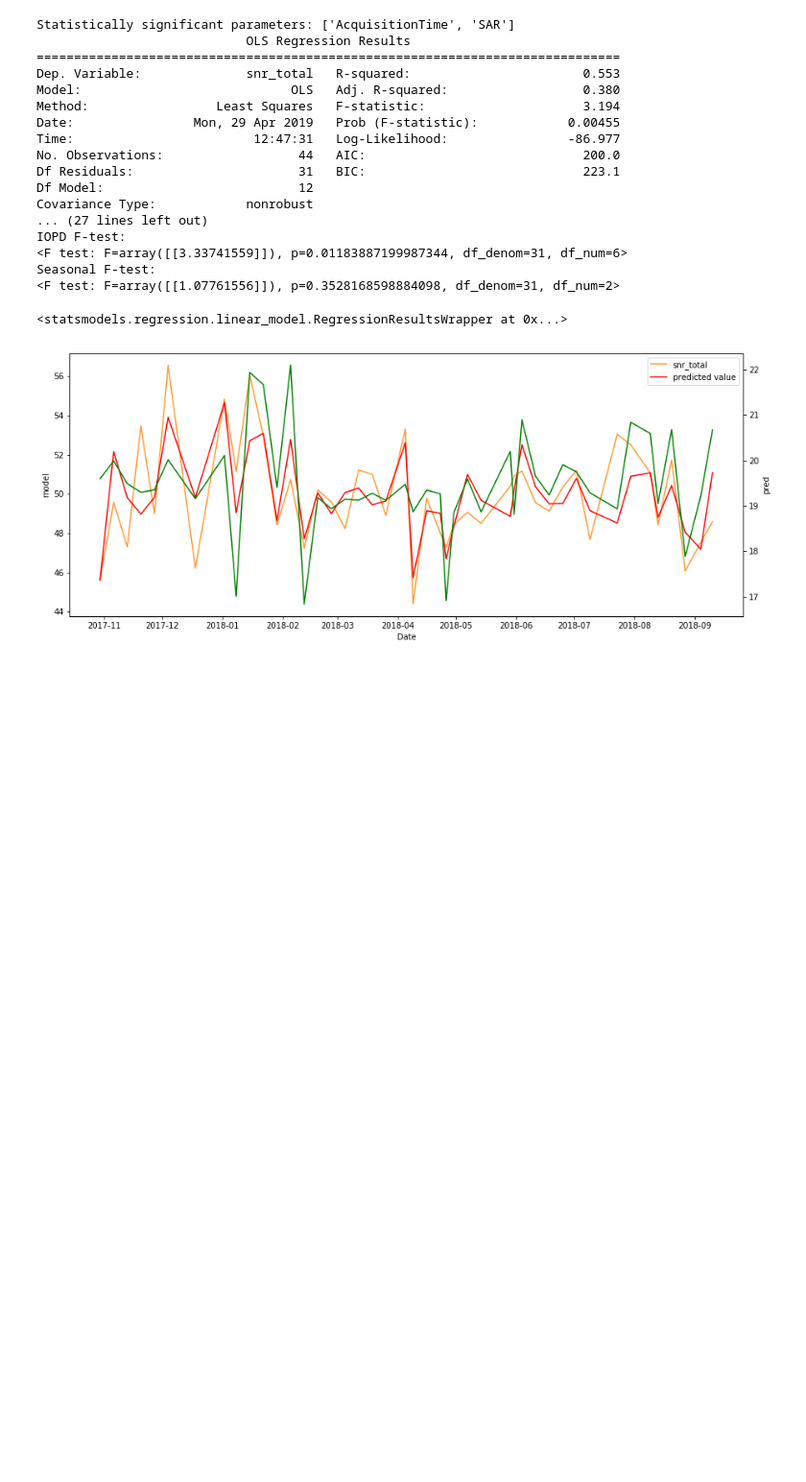
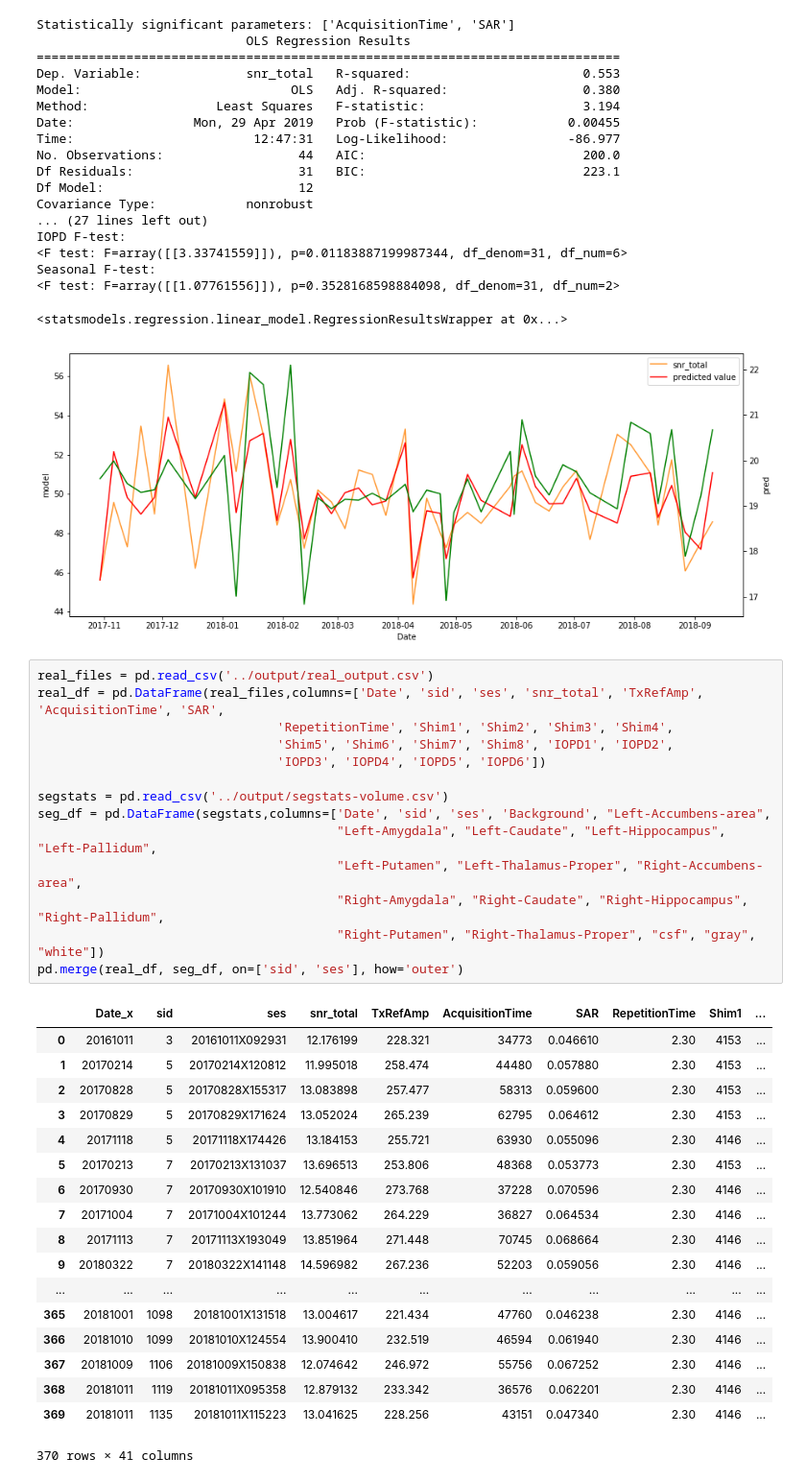
Before and after one commit to proj-nuisance/nuisance, a Jupyter notebook: ipy/nuisance.ipynb, the cells around one changed output. Shown at 96% size. Cells and saved outputs as stored; diff of their text form; blank space fills up the shorter version.

```diff
--- a/ipy/nuisance.ipynb
+++ b/ipy/nuisance.ipynb
@@ -305,3 +324,36 @@ Seasonal F-test:
 <F test: F=array([[1.07761556]]), p=0.3528168598884098, df_denom=31, df_num=2>
 <statsmodels.regression.linear_model.RegressionResultsWrapper at 0x...>
 [figure]
+# %%
+real_files = pd.read_csv('../output/real_output.csv')
+real_df = pd.DataFrame(real_files,columns=['Date', 'sid', 'ses', 'snr_total', 'TxRefAmp', 'AcquisitionTime', 'SAR',
+                                'RepetitionTime', 'Shim1', 'Shim2', 'Shim3', 'Shim4',
+                                'Shim5', 'Shim6', 'Shim7', 'Shim8', 'IOPD1', 'IOPD2',
+                                'IOPD3', 'IOPD4', 'IOPD5', 'IOPD6'])
+
+segstats = pd.read_csv('../output/segstats-volume.csv')
+seg_df = pd.DataFrame(segstats,columns=['Date', 'sid', 'ses', 'Background', "Left-Accumbens-area",
+                                        "Left-Amygdala", "Left-Caudate", "Left-Hippocampus", "Left-Pallidum",
+                                        "Left-Putamen", "Left-Thalamus-Proper", "Right-Accumbens-area",
+                                        "Right-Amygdala", "Right-Caudate", "Right-Hippocampus", "Right-Pallidum",
+                                        "Right-Putamen", "Right-Thalamus-Proper", "csf", "gray", "white"])
+pd.merge(real_df, seg_df, on=['sid', 'ses'], how='outer')
+# %% [output]
+|  | Date_x | sid | ses | snr_total | TxRefAmp | AcquisitionTime | SAR | RepetitionTime | Shim1 | ... |
+| 0 | 20161011 | 3 | 20161011X092931 | 12.176199 | 228.321 | 34773 | 0.046610 | 2.30 | 4153 | ... |
+| 1 | 20170214 | 5 | 20170214X120812 | 11.995018 | 258.474 | 44480 | 0.057880 | 2.30 | 4153 | ... |
+| 2 | 20170828 | 5 | 20170828X155317 | 13.083898 | 257.477 | 58313 | 0.059600 | 2.30 | 4153 | ... |
+| 3 | 20170829 | 5 | 20170829X171624 | 13.052024 | 265.239 | 62795 | 0.064612 | 2.30 | 4153 | ... |
+| 4 | 20171118 | 5 | 20171118X174426 | 13.184153 | 255.721 | 63930 | 0.055096 | 2.30 | 4146 | ... |
+| 5 | 20170213 | 7 | 20170213X131037 | 13.696513 | 253.806 | 48368 | 0.053773 | 2.30 | 4153 | ... |
+| 6 | 20170930 | 7 | 20170930X101910 | 12.540846 | 273.768 | 37228 | 0.070596 | 2.30 | 4146 | ... |
+| 7 | 20171004 | 7 | 20171004X101244 | 13.773062 | 264.229 | 36827 | 0.064534 | 2.30 | 4146 | ... |
+| 8 | 20171113 | 7 | 20171113X193049 | 13.851964 | 271.448 | 70745 | 0.068664 | 2.30 | 4146 | ... |
+| 9 | 20180322 | 7 | 20180322X141148 | 14.596982 | 267.236 | 52203 | 0.059056 | 2.30 | 4146 | ... |
+| ... | ... | ... | ... | ... | ... | ... | ... | ... | ... | ... |
+| 365 | 20181001 | 1098 | 20181001X131518 | 13.004617 | 221.434 | 47760 | 0.046238 | 2.30 | 4146 | ... |
+| 366 | 20181010 | 1099 | 20181010X124554 | 13.900410 | 232.519 | 46594 | 0.061940 | 2.30 | 4146 | ... |
+| 367 | 20181009 | 1106 | 20181009X150838 | 12.074642 | 246.972 | 55756 | 0.067252 | 2.30 | 4146 | ... |
+| 368 | 20181011 | 1119 | 20181011X095358 | 12.879132 | 233.342 | 36576 | 0.062201 | 2.30 | 4146 | ... |
+| 369 | 20181011 | 1135 | 20181011X115223 | 13.041625 | 228.256 | 43151 | 0.047340 | 2.30 | 4146 | ... |
+370 rows × 41 columns
```
Also changed, not shown: parts of 1 cell of this notebook.
